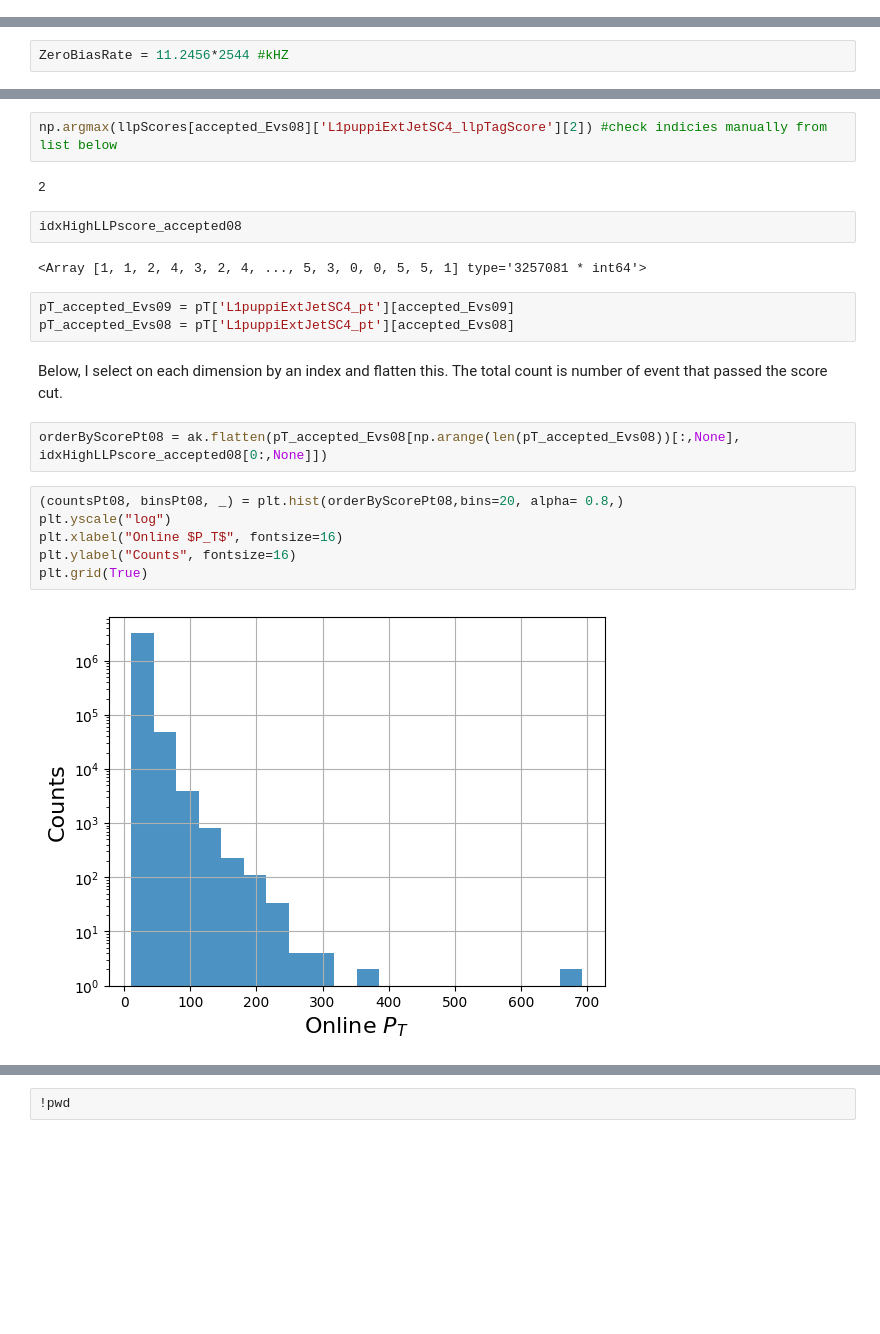
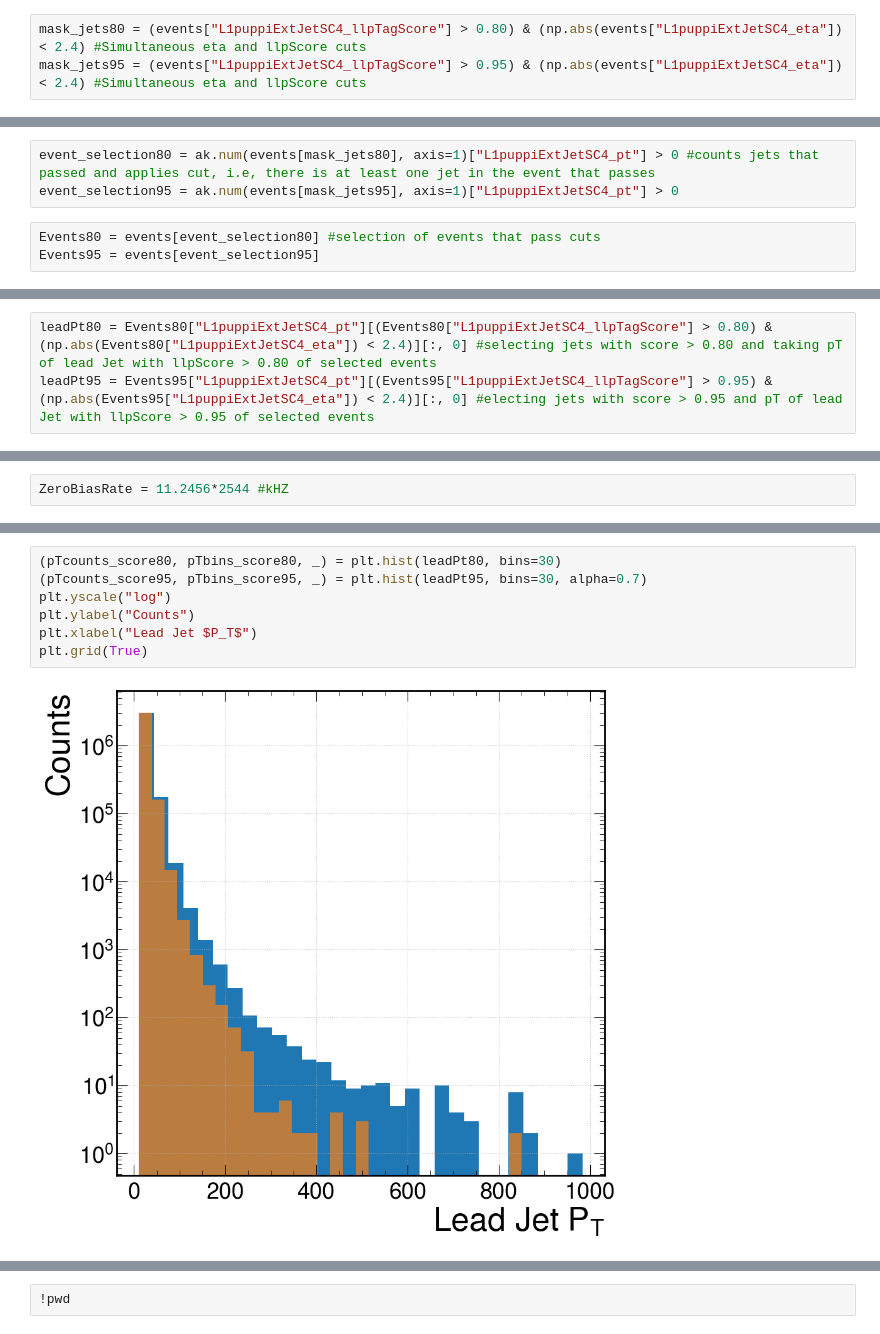
Before and after one commit to Brainz22/L1JetTagDaniel, a Jupyter notebook: rateAnalysis.ipynb, the cells around one changed output, grey strips where cells are left out. Cells and saved outputs as stored; diff of their text form; blank space fills up the shorter version.

```diff
--- a/rateAnalysis.ipynb
+++ b/rateAnalysis.ipynb
@@ -49,0 +34,3 @@ eta = f["Events"]["L1puppiExtJetSC4_eta"].arrays()
+# %%
+mask_jets80 = (events["L1puppiExtJetSC4_llpTagScore"] > 0.80) & (np.abs(events["L1puppiExtJetSC4_eta"]) < 2.4) #Simultaneous eta and llpScore cuts
+mask_jets95 = (events["L1puppiExtJetSC4_llpTagScore"] > 0.95) & (np.abs(events["L1puppiExtJetSC4_eta"]) < 2.4) #Simultaneous eta and llpScore cuts
@@ -49,0 +41,6 @@ eta = f["Events"]["L1puppiExtJetSC4_eta"].arrays()
+# %%
+event_selection80 = ak.num(events[mask_jets80], axis=1)["L1puppiExtJetSC4_pt"] > 0 #counts jets that passed and applies cut, i.e, there is at least one jet in the event that passes
+event_selection95 = ak.num(events[mask_jets95], axis=1)["L1puppiExtJetSC4_pt"] > 0
+# %%
+Events80 = events[event_selection80] #selection of events that pass cuts
+Events95 = events[event_selection95]
@@ -49,0 +51,3 @@ eta = f["Events"]["L1puppiExtJetSC4_eta"].arrays()
+# %%
+leadPt80 = Events80["L1puppiExtJetSC4_pt"][(Events80["L1puppiExtJetSC4_llpTagScore"] > 0.80) & (np.abs(Events80["L1puppiExtJetSC4_eta"]) < 2.4)][:, 0] #selecting jets with score > 0.80 and taking pT of lead Jet with llpScore > 0.80 of selected events
+leadPt95 = Events95["L1puppiExtJetSC4_pt"][(Events95["L1puppiExtJetSC4_llpTagScore"] > 0.95) & (np.abs(Events95["L1puppiExtJetSC4_eta"]) < 2.4)][:, 0] #electing jets with score > 0.95 and pT of lead Jet with llpScore > 0.95 of selected events
@@ -58,24 +75,10 @@ idxHighLLPscore_accepted08 = ak.argsort(llpScores[accepted_Evs08]['L1puppiExtJet
-# %%
-np.argmax(llpScores[accepted_Evs08]['L1puppiExtJetSC4_llpTagScore'][2]) #check indicies manually from list below
-# %% [output]
-2
-# %%
-idxHighLLPscore_accepted08
-# %% [output]
-<Array [1, 1, 2, 4, 3, 2, 4, ..., 5, 3, 0, 0, 5, 5, 1] type='3257081 * int64'>
-# %%
-pT_accepted_Evs09 = pT['L1puppiExtJetSC4_pt'][accepted_Evs09]
-pT_accepted_Evs08 = pT['L1puppiExtJetSC4_pt'][accepted_Evs08]
-# %% [markdown]
-Below, I select on each dimension by an index and flatten this. The total count is number of event that passed the score cut.
-# %%
-orderByScorePt08 = ak.flatten(pT_accepted_Evs08[np.arange(len(pT_accepted_Evs08))[:,None], idxHighLLPscore_accepted08[0:,None]])
 # %%
-(countsPt08, binsPt08, _) = plt.hist(orderByScorePt08,bins=20, alpha= 0.8,)
+(pTcounts_score80, pTbins_score80, _) = plt.hist(leadPt80, bins=30)
+(pTcounts_score95, pTbins_score95, _) = plt.hist(leadPt95, bins=30, alpha=0.7)
 plt.yscale("log")
-plt.xlabel("Online $P_T$", fontsize=16)
-plt.ylabel("Counts", fontsize=16)
+plt.ylabel("Counts")
+plt.xlabel("Lead Jet $P_T$")
 plt.grid(True)
 # %% [output]
-[figure, old version]
+[figure, new version]
 # %%
```
Also changed, not shown: parts of 52 cells of this notebook.
